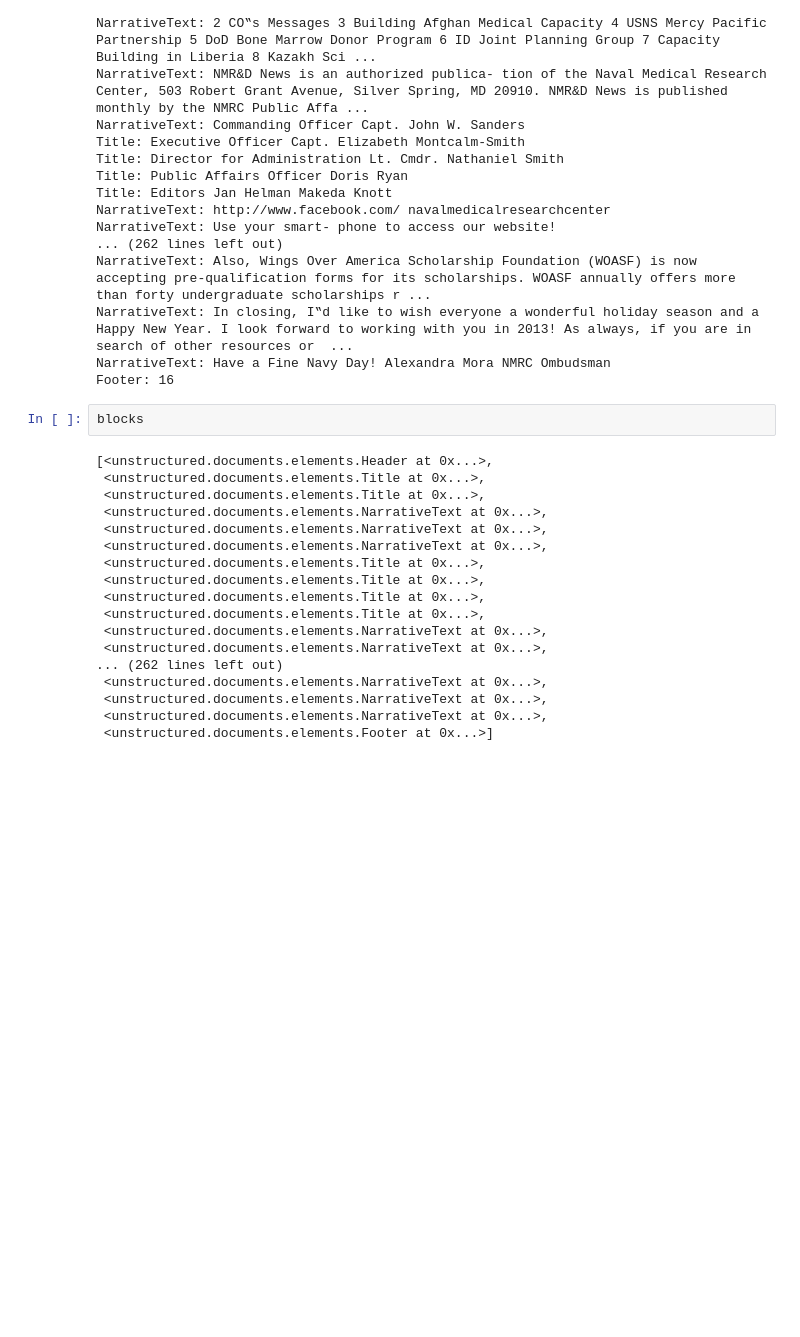
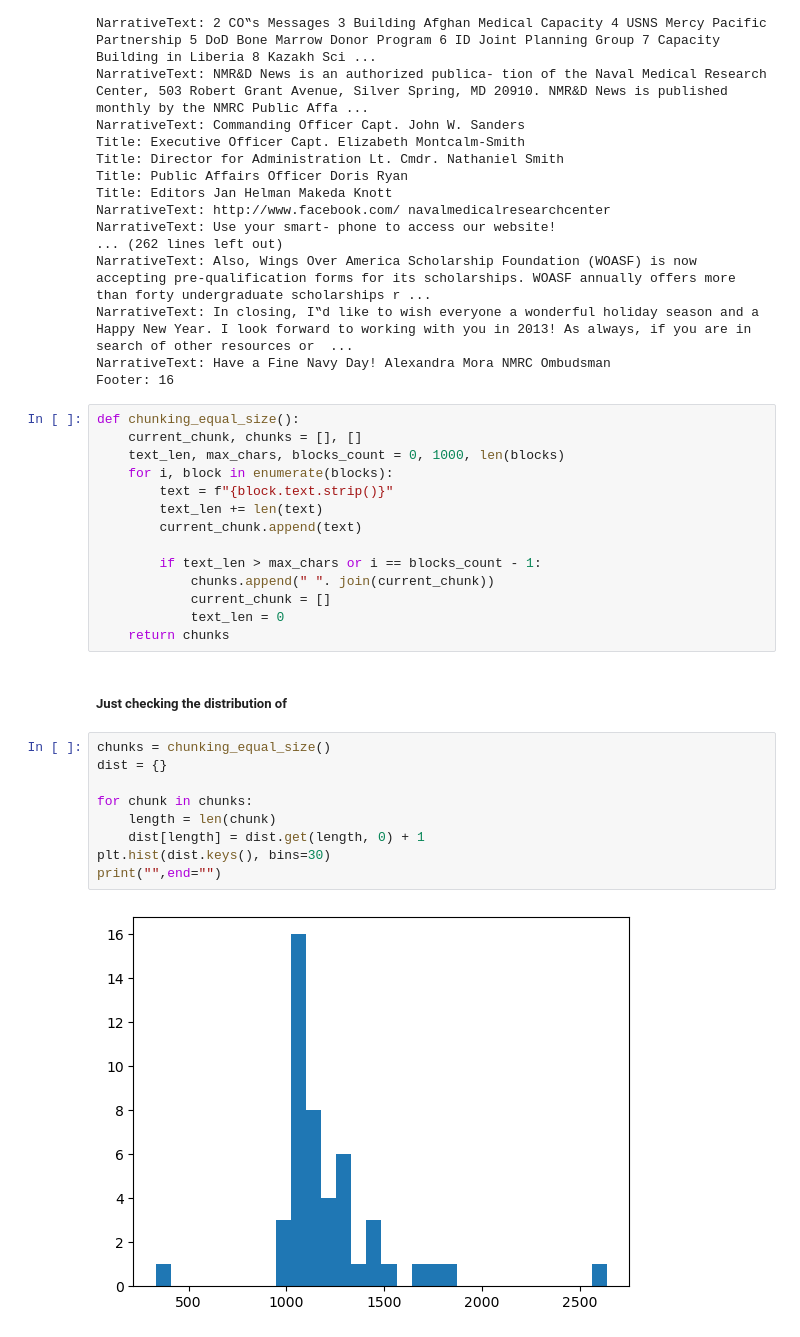
Before and after one commit to Vaakir/mRAG_on_MMDocIR, a Jupyter notebook: src/notebooks/Kirantest.ipynb, the cells around one changed output. Saved outputs shown, nothing was run; the diff lists cells and outputs as text; blank space fills up the shorter version.

Commit message:
feat: equal size chunking experiment

```diff
--- a/src/notebooks/Kirantest.ipynb
+++ b/src/notebooks/Kirantest.ipynb
@@ -40,23 +50,30 @@ NarrativeText: Also, Wings Over America Scholarship Foundation (WOASF) is now ac
 NarrativeText: In closing, I‟d like to wish everyone a wonderful holiday season and a Happy New Year. I look forward to working with you in 2013! As always, if you are in search of other resources or  ...
 NarrativeText: Have a Fine Navy Day! Alexandra Mora NMRC Ombudsman
 Footer: 16
-# %%
-blocks
-# %% [output]
-[<unstructured.documents.elements.Header at 0x...>,
- <unstructured.documents.elements.Title at 0x...>,
- <unstructured.documents.elements.Title at 0x...>,
- <unstructured.documents.elements.NarrativeText at 0x...>,
- <unstructured.documents.elements.NarrativeText at 0x...>,
- <unstructured.documents.elements.NarrativeText at 0x...>,
- <unstructured.documents.elements.Title at 0x...>,
- <unstructured.documents.elements.Title at 0x...>,
- <unstructured.documents.elements.Title at 0x...>,
- <unstructured.documents.elements.Title at 0x...>,
- <unstructured.documents.elements.NarrativeText at 0x...>,
- <unstructured.documents.elements.NarrativeText at 0x...>,
-... (262 lines left out)
- <unstructured.documents.elements.NarrativeText at 0x...>,
- <unstructured.documents.elements.NarrativeText at 0x...>,
- <unstructured.documents.elements.NarrativeText at 0x...>,
- <unstructured.documents.elements.Footer at 0x...>]
+# %%
+def chunking_equal_size():
+    current_chunk, chunks = [], []
+    text_len, max_chars, blocks_count = 0, 1000, len(blocks)
+    for i, block in enumerate(blocks):
+        text = f"{block.text.strip()}"
+        text_len += len(text)
+        current_chunk.append(text)
+
+        if text_len > max_chars or i == blocks_count - 1:
+            chunks.append(" ". join(current_chunk))
+            current_chunk = []
+            text_len = 0
+    return chunks
+# %% [markdown]
+##### Just checking the distribution of
+# %%
+chunks = chunking_equal_size()
+dist = {}
+
+for chunk in chunks:
+    length = len(chunk)
+    dist[length] = dist.get(length, 0) + 1
+plt.hist(dist.keys(), bins=30)
+print("",end="")
+# %% [output]
+[figure, added]
```
Also changed, not shown: parts of 2 cells of this notebook.
